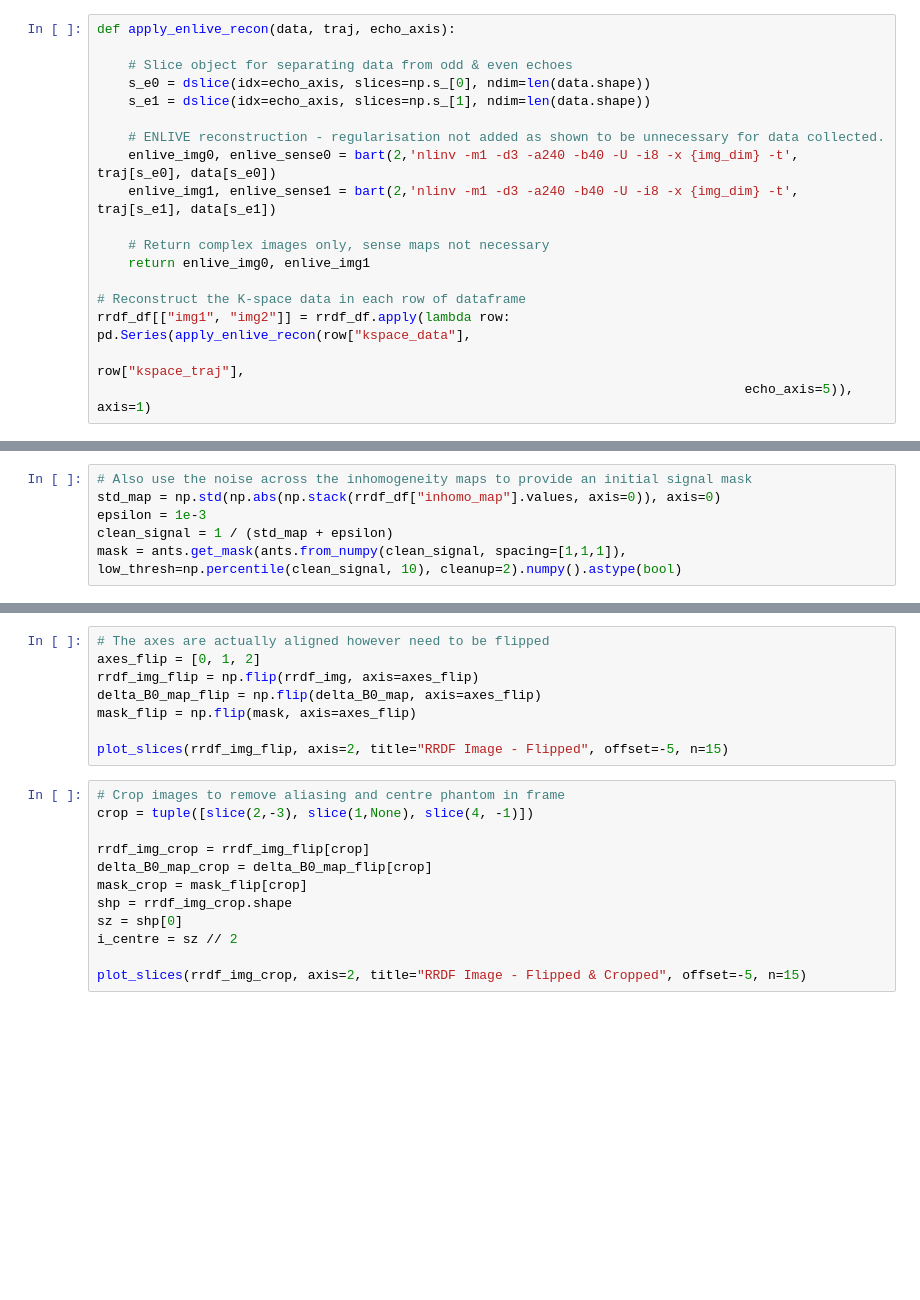
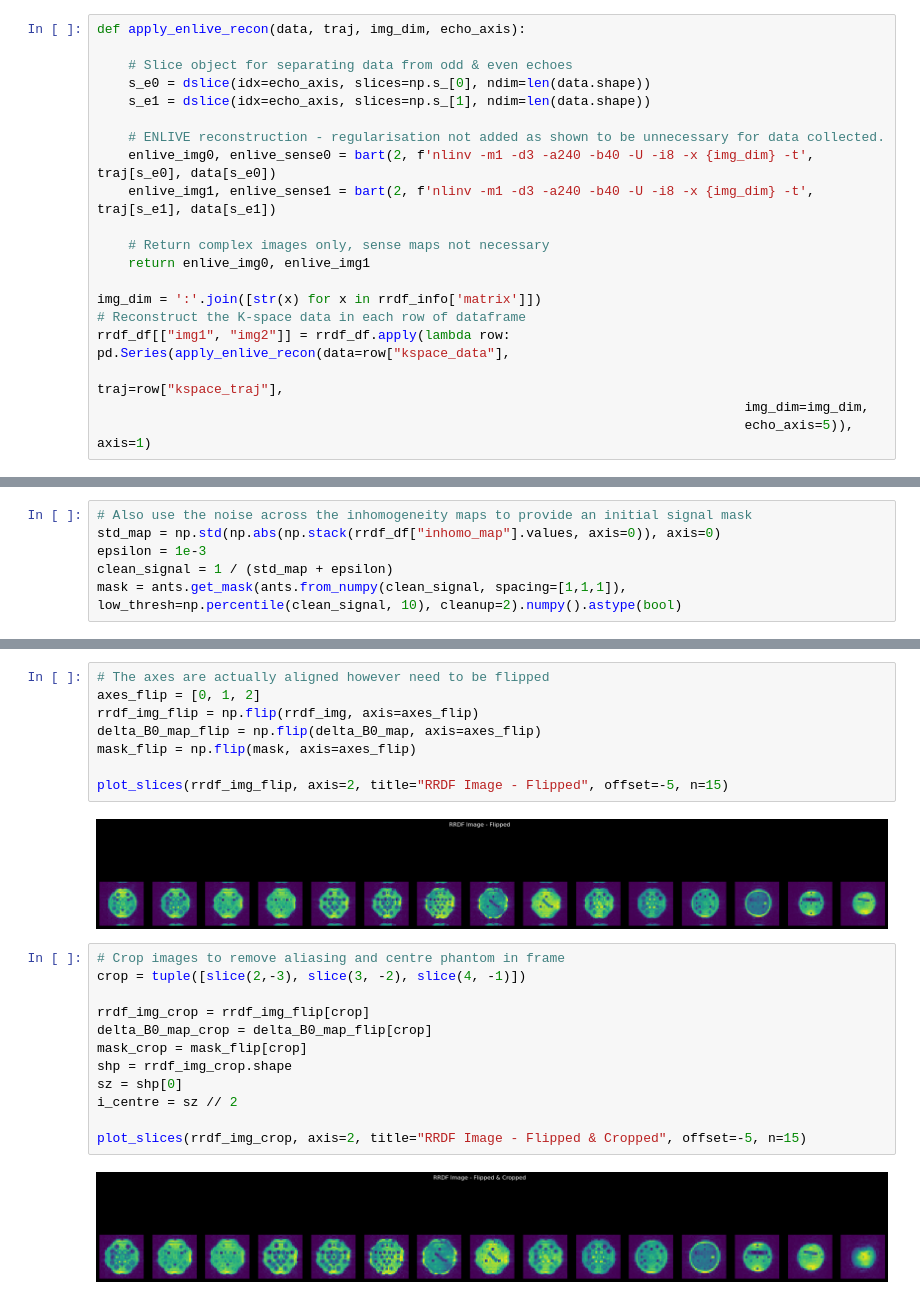
Before and after one commit to NOTethan789/ULF_ADC_Correction, a Jupyter notebook: b0_mapping.ipynb, the cells around one changed output, grey strips where cells are left out. Cells and saved outputs as stored; diff of their text form; blank space fills up the shorter version.

```diff
--- a/b0_mapping.ipynb
+++ b/b0_mapping.ipynb
@@ -78,18 +115,20 @@ for fname in tqdm(rrdf_fnames):
 # %%
-def apply_enlive_recon(data, traj, echo_axis):
+def apply_enlive_recon(data, traj, img_dim, echo_axis):
 
     # Slice object for separating data from odd & even echoes
     s_e0 = dslice(idx=echo_axis, slices=np.s_[0], ndim=len(data.shape))
     s_e1 = dslice(idx=echo_axis, slices=np.s_[1], ndim=len(data.shape))
 
     # ENLIVE reconstruction - regularisation not added as shown to be unnecessary for data collected.
-    enlive_img0, enlive_sense0 = bart(2,'nlinv -m1 -d3 -a240 -b40 -U -i8 -x {img_dim} -t', traj[s_e0], data[s_e0])
-    enlive_img1, enlive_sense1 = bart(2,'nlinv -m1 -d3 -a240 -b40 -U -i8 -x {img_dim} -t', traj[s_e1], data[s_e1])
+    enlive_img0, enlive_sense0 = bart(2, f'nlinv -m1 -d3 -a240 -b40 -U -i8 -x {img_dim} -t', traj[s_e0], data[s_e0])
+    enlive_img1, enlive_sense1 = bart(2, f'nlinv -m1 -d3 -a240 -b40 -U -i8 -x {img_dim} -t', traj[s_e1], data[s_e1])
 
     # Return complex images only, sense maps not necessary
     return enlive_img0, enlive_img1
 
+img_dim = ':'.join([str(x) for x in rrdf_info['matrix']])
 # Reconstruct the K-space data in each row of dataframe
-rrdf_df[["img1", "img2"]] = rrdf_df.apply(lambda row: pd.Series(apply_enlive_recon(row["kspace_data"],
-                                                                                   row["kspace_traj"],
+rrdf_df[["img1", "img2"]] = rrdf_df.apply(lambda row: pd.Series(apply_enlive_recon(data=row["kspace_data"],
+                                                                                   traj=row["kspace_traj"],
+                                                                                   img_dim=img_dim,
                                                                                    echo_axis=5)), axis=1)
@@ -185,18 +247,22 @@ delta_B0_map_flip = np.flip(delta_B0_map, axis=axes_flip)
 mask_flip = np.flip(mask, axis=axes_flip)
 
 plot_slices(rrdf_img_flip, axis=2, title="RRDF Image - Flipped", offset=-5, n=15)
+# %% [output]
+[figure, added]
 # %%
 # Crop images to remove aliasing and centre phantom in frame
-crop = tuple([slice(2,-3), slice(1,None), slice(4, -1)])
+crop = tuple([slice(2,-3), slice(3, -2), slice(4, -1)])
 
 rrdf_img_crop = rrdf_img_flip[crop]
 delta_B0_map_crop = delta_B0_map_flip[crop]
 mask_crop = mask_flip[crop]
 shp = rrdf_img_crop.shape
 sz = shp[0]
 i_centre = sz // 2
 
 plot_slices(rrdf_img_crop, axis=2, title="RRDF Image - Flipped & Cropped", offset=-5, n=15)
+# %% [output]
+[figure, added]
 # %%
 # Now we are aligned with the other data arrays we can apply a 90-deg rotation about the axial-direction
 # The reason to do this is to align all axial slices with other plots in the article
```
Also changed, not shown: parts of 13 cells of this notebook, 1 other file.
